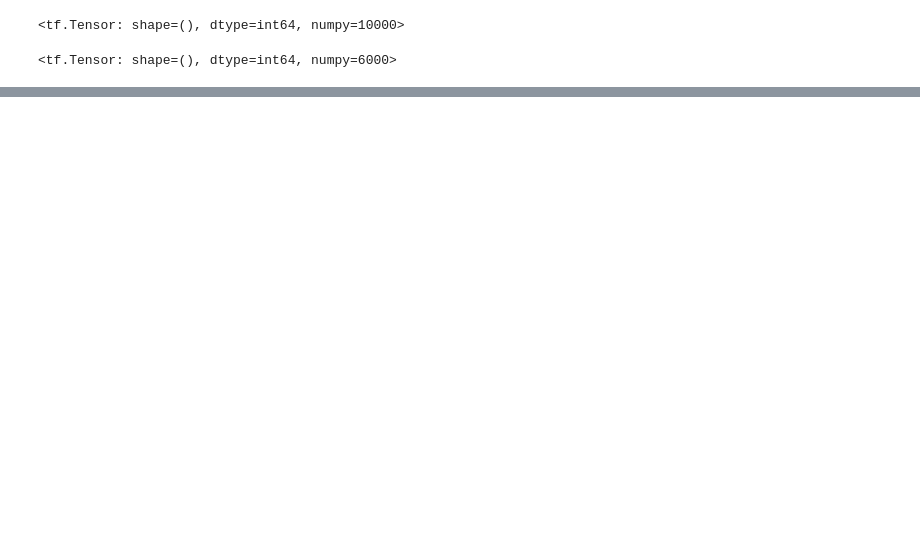
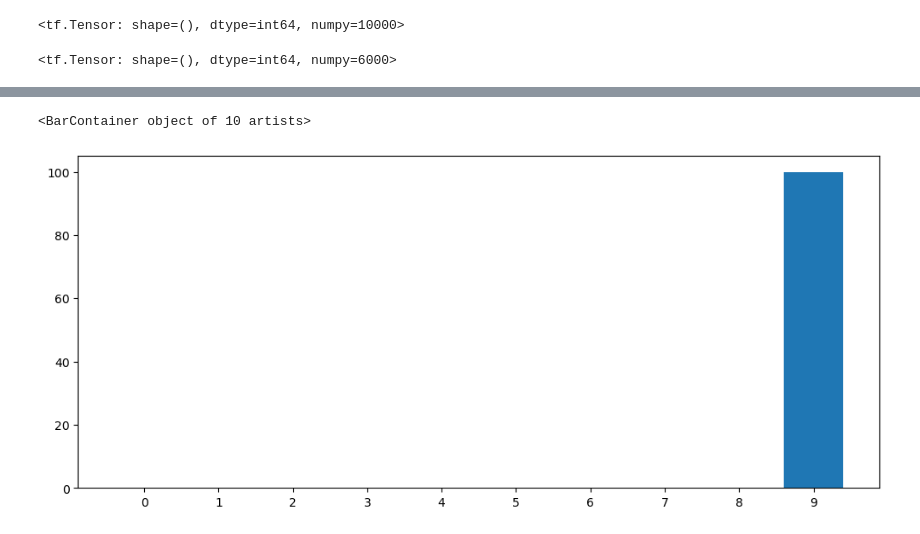
Before and after one commit to Mohamed-Manessouri/DigitNumber_Recognizer, a Jupyter notebook: CNN_Mnist-DataSet.ipynb, the cells around one changed output, grey strips where cells are left out. Cells and saved outputs as stored; diff of their text form; code cells hidden in the pictures; blank space fills up the shorter version.

```diff
--- a/CNN_Mnist-DataSet.ipynb
+++ b/CNN_Mnist-DataSet.ipynb
@@ -265,0 +279,13 @@ plt.bar(x=[1,2,3,4,5,6,7,8,9,10] , height = proba[0] , tick_label=["0","1","2","
+# %%
+#Let's predict
+
+new_model = model.predict(images_test[i-1:i])
+
+proba = tf.nn.softmax(new_model).numpy()
+
+proba = proba*100
+
+
+plt.figure(figsize=(12,5))
+plt.bar(x=[1,2,3,4,5,6,7,8,9,10] , height = proba[0] , tick_label=["0","1","2","3","4","5","6","7","8","9"])
+# %% [output]
@@ -265,0 +293,2 @@ plt.bar(x=[1,2,3,4,5,6,7,8,9,10] , height = proba[0] , tick_label=["0","1","2","
+<BarContainer object of 10 artists>
+[figure, added]
```
Also changed, not shown: parts of 10 cells of this notebook, 1 other file.
